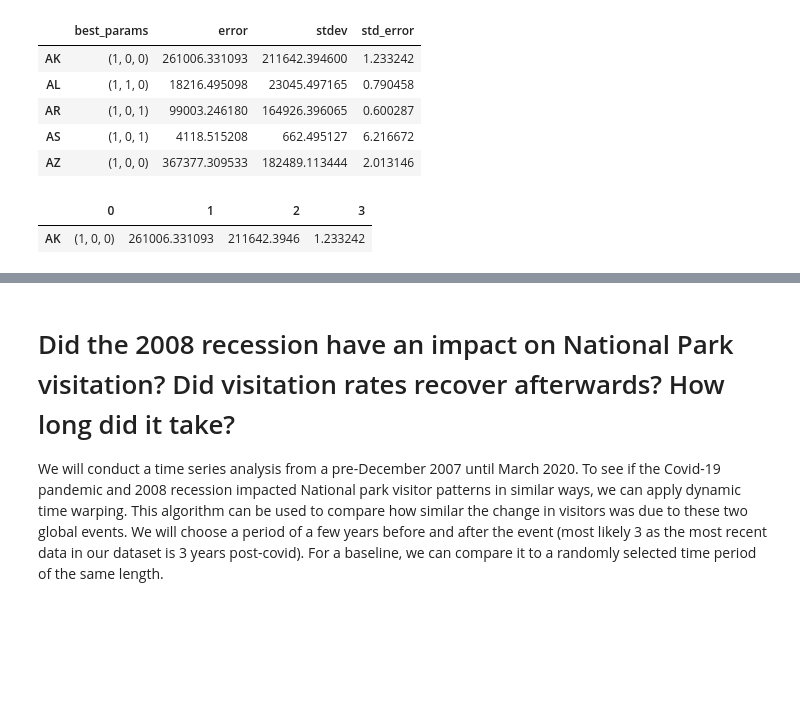
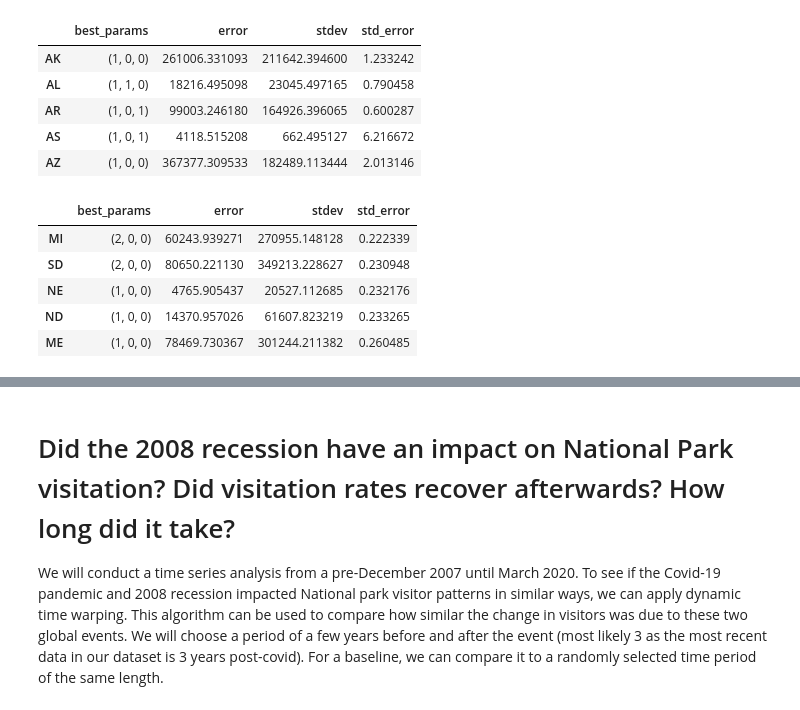
Before and after one commit to scmcqueen/NationalParksDataMining, a Jupyter notebook: covid_2008.ipynb, the cells around one changed output, grey strips where cells are left out. Cells and saved outputs as stored; diff of their text form; code cells hidden in the pictures; blank space fills up the shorter version.

```diff
--- a/covid_2008.ipynb
+++ b/covid_2008.ipynb
@@ -316,8 +322,14 @@ arima_2020_error_df.head()
 | AR | (1, 0, 1) | 99003.246180 | 164926.396065 | 0.600287 |
 | AS | (1, 0, 1) | 4118.515208 | 662.495127 | 6.216672 |
 | AZ | (1, 0, 0) | 367377.309533 | 182489.113444 | 2.013146 |
-# %%
-arima_2020_error_df
-# %% [output]
-|  | 0 | 1 | 2 | 3 |
-| AK | (1, 0, 0) | 261006.331093 | 211642.3946 | 1.233242 |
+# %%
+# ARIMA Models with the best fit for 2008
+best_fit_2020 = arima_2020_error_df.sort_values(by='std_error').head(5)
+best_fit_2020
+# %% [output]
+|  | best_params | error | stdev | std_error |
+| MI | (2, 0, 0) | 60243.939271 | 270955.148128 | 0.222339 |
+| SD | (2, 0, 0) | 80650.221130 | 349213.228627 | 0.230948 |
+| NE | (1, 0, 0) | 4765.905437 | 20527.112685 | 0.232176 |
+| ND | (1, 0, 0) | 14370.957026 | 61607.823219 | 0.233265 |
+| ME | (1, 0, 0) | 78469.730367 | 301244.211382 | 0.260485 |
```
Also changed, not shown: parts of 8 cells of this notebook.
